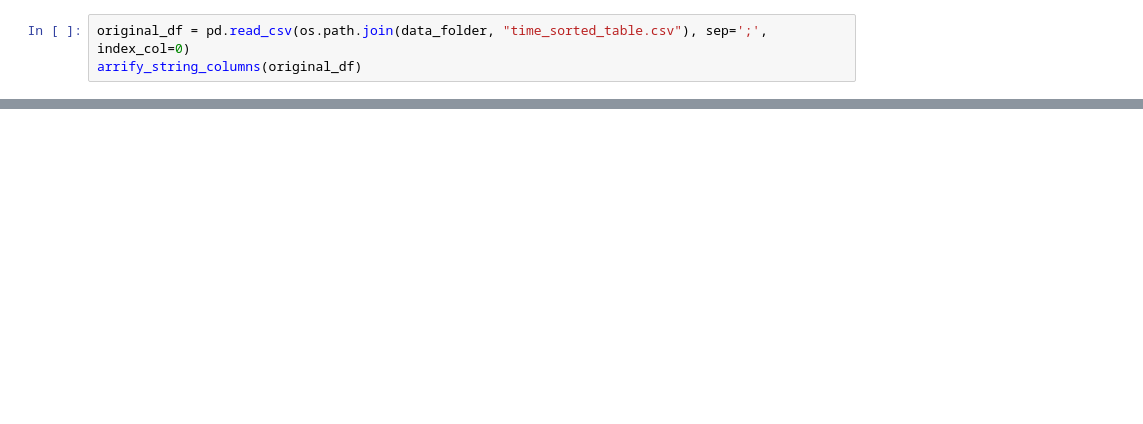
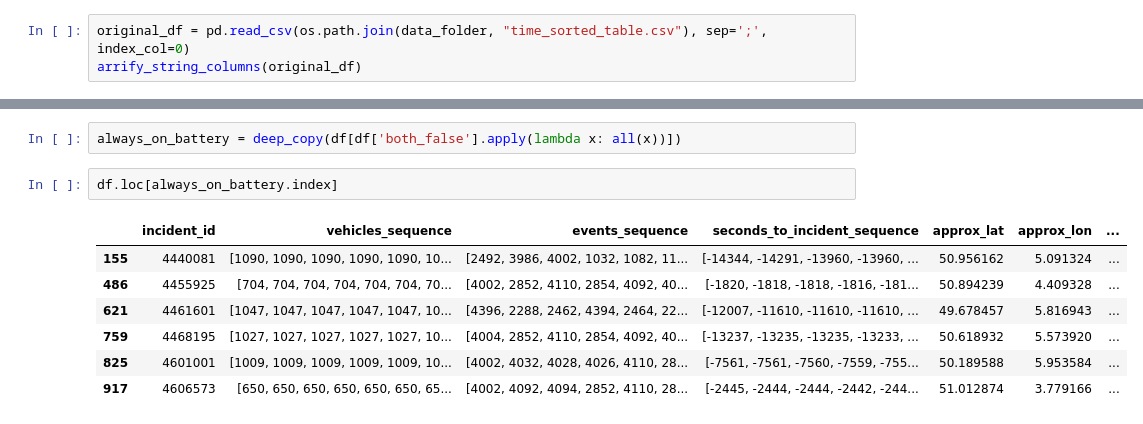
Before and after one commit to Carda01/SNCB_IncidentClassifier, a Jupyter notebook: pre_data_analysis/events_analysis.ipynb, the cells around one changed output, grey strips where cells are left out. Drawn from its saved outputs; the diff is of its cells as text; blank space fills up the shorter version.

```diff
--- a/pre_data_analysis/events_analysis.ipynb
+++ b/pre_data_analysis/events_analysis.ipynb
@@ -45,0 +70,12 @@ TypeError: unhashable type: 'list'
+# %%
+always_on_battery = deep_copy(df[df['both_false'].apply(lambda x: all(x))])
+# %%
+df.loc[always_on_battery.index]
+# %% [output]
+|  | incident_id | vehicles_sequence | events_sequence | seconds_to_incident_sequence | approx_lat | approx_lon | ... |
+| 155 | 4440081 | [1090, 1090, 1090, 1090, 1090, 10... | [2492, 3986, 4002, 1032, 1082, 11... | [-14344, -14291, -13960, -13960, ... | 50.956162 | 5.091324 | ... |
+| 486 | 4455925 | [704, 704, 704, 704, 704, 704, 70... | [4002, 2852, 4110, 2854, 4092, 40... | [-1820, -1818, -1818, -1816, -181... | 50.894239 | 4.409328 | ... |
+| 621 | 4461601 | [1047, 1047, 1047, 1047, 1047, 10... | [4396, 2288, 2462, 4394, 2464, 22... | [-12007, -11610, -11610, -11610, ... | 49.678457 | 5.816943 | ... |
+| 759 | 4468195 | [1027, 1027, 1027, 1027, 1027, 10... | [4004, 2852, 4110, 2854, 4092, 40... | [-13237, -13235, -13235, -13233, ... | 50.618932 | 5.573920 | ... |
+| 825 | 4601001 | [1009, 1009, 1009, 1009, 1009, 10... | [4002, 4032, 4028, 4026, 4110, 28... | [-7561, -7561, -7560, -7559, -755... | 50.189588 | 5.953584 | ... |
+| 917 | 4606573 | [650, 650, 650, 650, 650, 650, 65... | [4002, 4092, 4094, 2852, 4110, 28... | [-2445, -2444, -2444, -2442, -244... | 51.012874 | 3.779166 | ... |
```
Also changed, not shown: parts of 9 cells of this notebook, 1 other file.
